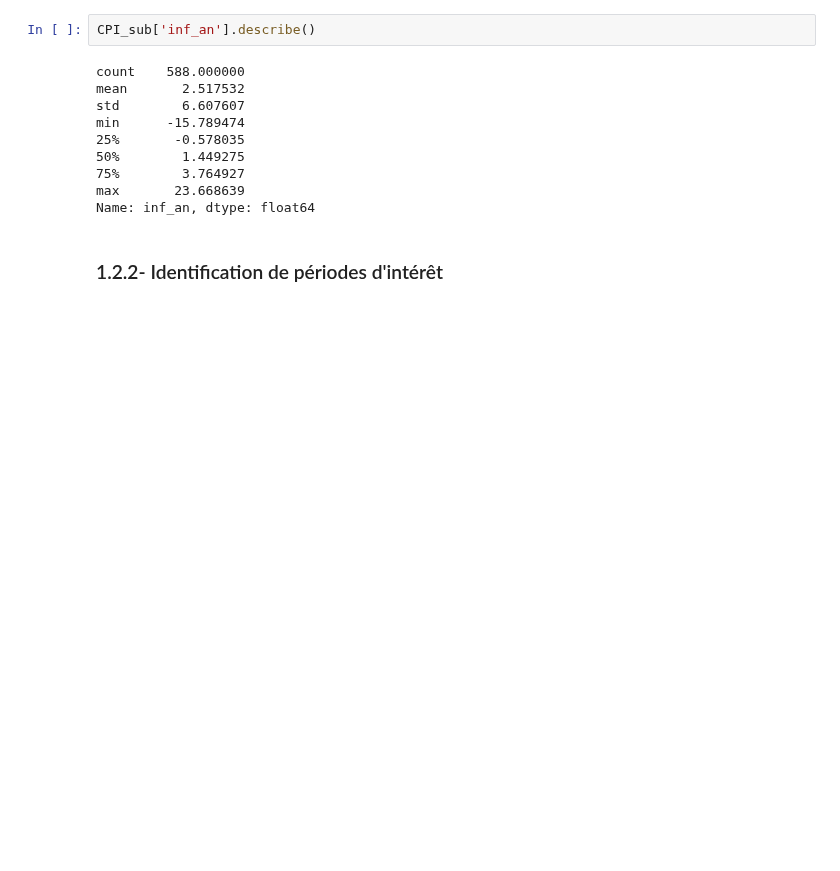
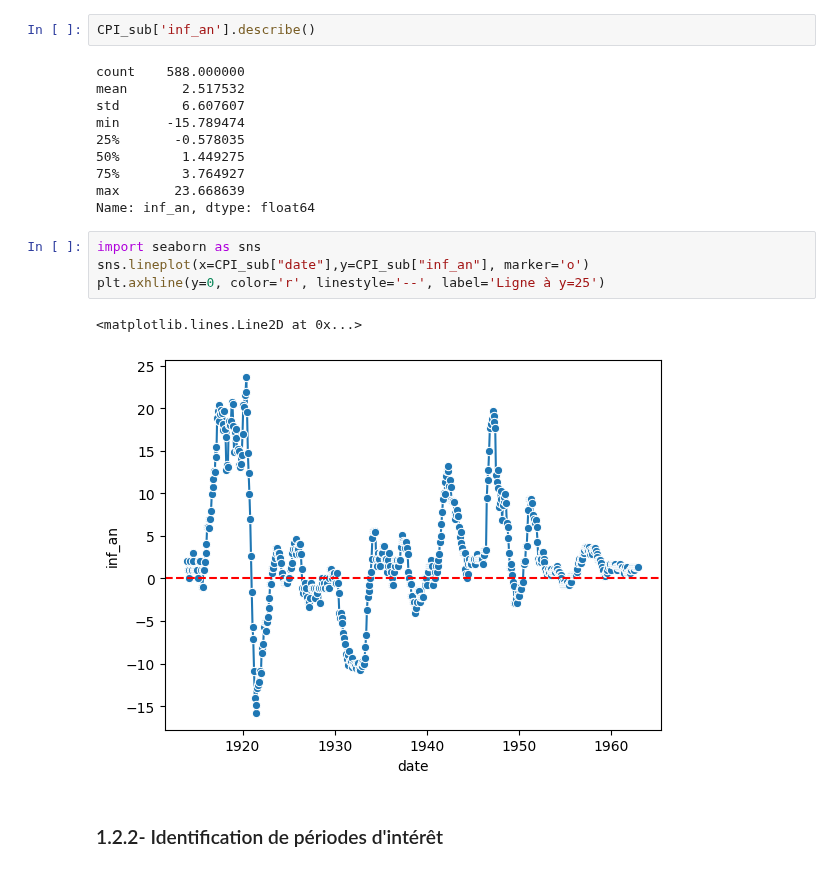
Before and after one commit to Rapamel/ProjetPythonDatascience, a Jupyter notebook: Main_Inflation.ipynb, the cells around one changed output. Saved outputs shown, nothing was run; the diff lists cells and outputs as text; blank space fills up the shorter version.

```diff
--- a/Main_Inflation.ipynb
+++ b/Main_Inflation.ipynb
@@ -216,6 +216,13 @@ min      -15.789474
 75%        3.764927
 max       23.668639
 Name: inf_an, dtype: float64
+# %%
+import seaborn as sns
+sns.lineplot(x=CPI_sub["date"],y=CPI_sub["inf_an"], marker='o')
+plt.axhline(y=0, color='r', linestyle='--', label='Ligne à y=25')
+# %% [output]
+<matplotlib.lines.Line2D at 0x...>
+[figure, added]
 # %% [markdown]
 ### 1.2.2- Identification de périodes d'intérêt
 # %% [markdown]
```
Also changed, not shown: parts of 5 cells of this notebook.
